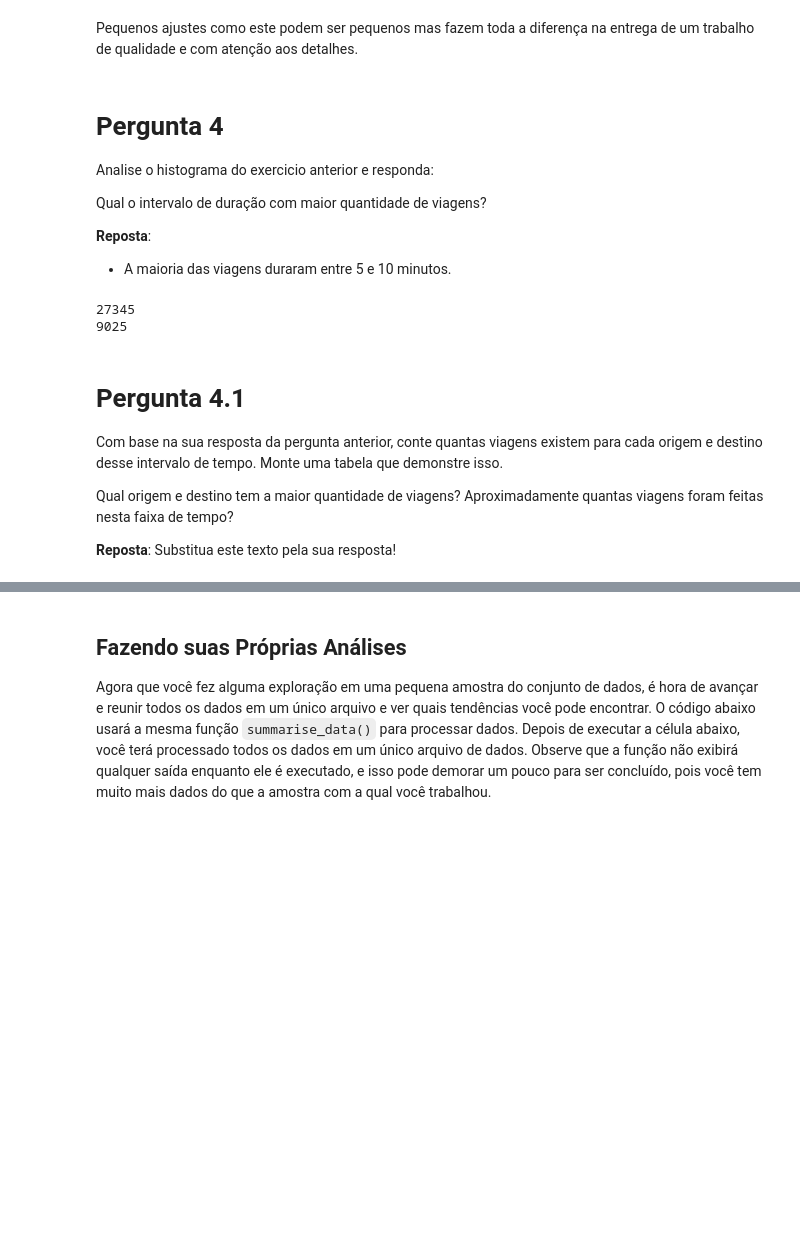
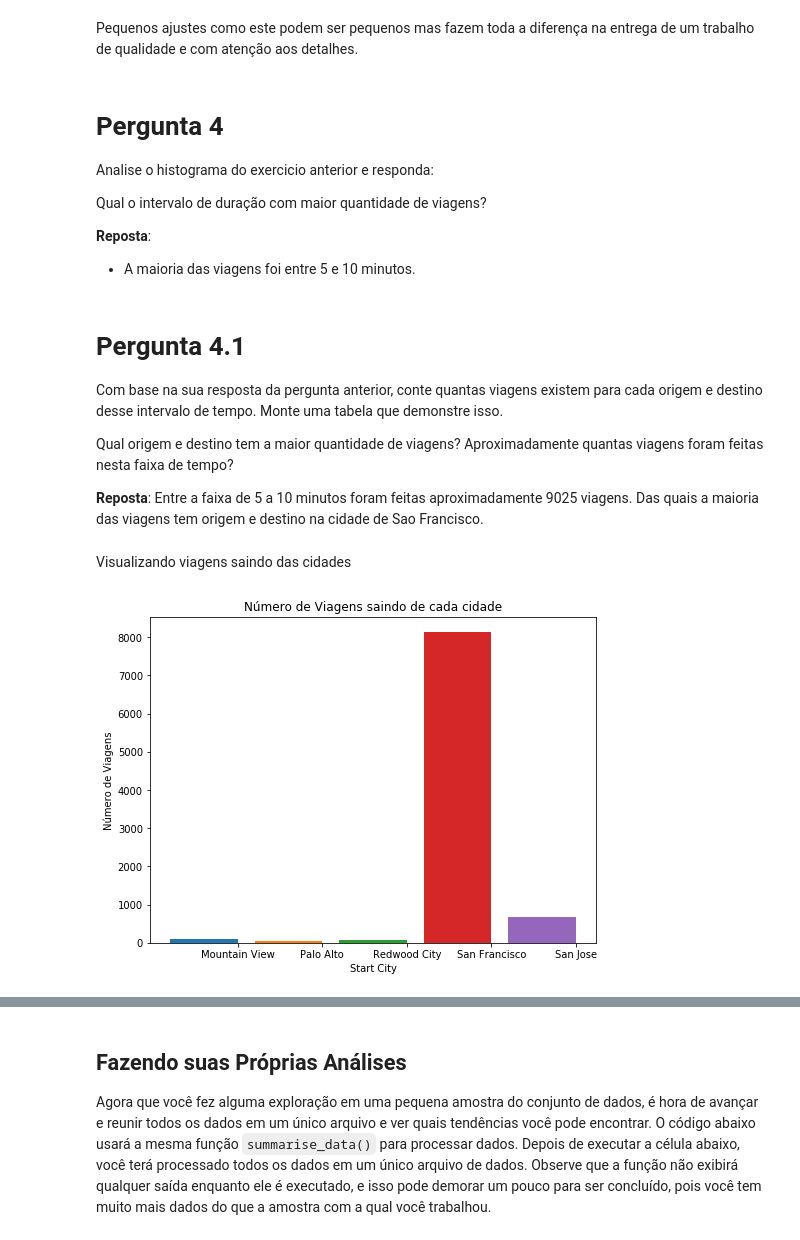
Before and after one commit to tiago-ferreira/data-science-foundation-one, a Jupyter notebook: weekFour/Analise_Bay_Area_Bike_Share-NDFDSI.ipynb, the cells around one changed output, grey strips where cells are left out. Cells and saved outputs as stored; diff of their text form; code cells hidden in the pictures; blank space fills up the shorter version.

```diff
--- a/weekFour/Analise_Bay_Area_Bike_Share-NDFDSI.ipynb
+++ b/weekFour/Analise_Bay_Area_Bike_Share-NDFDSI.ipynb
@@ -486,18 +486,7 @@ Qual o intervalo de duração com maior quantidade de viagens?
 
 
 **Reposta**:
-- A maioria das viagens duraram entre 5 e 10 minutos.
+- A maioria das viagens foi entre 5 e 10 minutos.
-# %%
-key = 'duration'
-less_than_or_equals_ten = trip_data[key] <= 10
-greather_than_or_equals_five = trip_data[key] >= 5
-trips_in_range = trip_data[less_than_or_equals_ten & greather_than_or_equals_five].reset_index(drop = True)
-print(len(trip_data))
-print(len(trips_in_range))
-grouped_trips
-# %% [output]
-27345
-9025
 # %% [markdown]
 # Pergunta 4.1
 
@@ -506,4 +495,32 @@ Com base na sua resposta da pergunta anterior, conte quantas viagens existem par
 Qual origem e destino tem a maior quantidade de viagens?  Aproximadamente quantas viagens foram feitas nesta faixa de tempo?
 
 
- **Reposta**: Substitua este texto pela sua resposta!
+ **Reposta**: Entre a faixa de 5 a 10 minutos foram feitas aproximadamente 9025 viagens. Das quais a maioria das viagens tem origem e destino na cidade de Sao Francisco.
+# %% [markdown]
+Visualizando viagens saindo das cidades
+# %%
+key = 'duration'
+less_than_or_equals_ten = trip_data[key] <= 10
+greather_than_or_equals_five = trip_data[key] >= 5
+trips_in_range = trip_data[less_than_or_equals_ten & greather_than_or_equals_five].reset_index(drop = True)
+
+plt.figure(figsize=(8,6))
+
+column = 'start_city'
+grouped_trips = trips_in_range.groupby(column, as_index=False).count()
+levels = grouped_trips[column].unique()
+n_levels = len(levels)
+bar_width = 0.8
+
+for i in range(n_levels):
+    plt.bar(i - bar_width/2, grouped_trips.loc[i]['count'], width = bar_width)
+
+# add labels to ticks for each group of bars.
+plt.xticks(range(n_levels), levels)
+
+plt.xlabel('Start City')
+plt.ylabel(u"Número de Viagens")
+plt.title(u"Número de Viagens saindo de cada cidade")
+plt.show()
+# %% [output]
+[figure, added]
```
Also changed, not shown: parts of 5 cells of this notebook, 3 other files.
